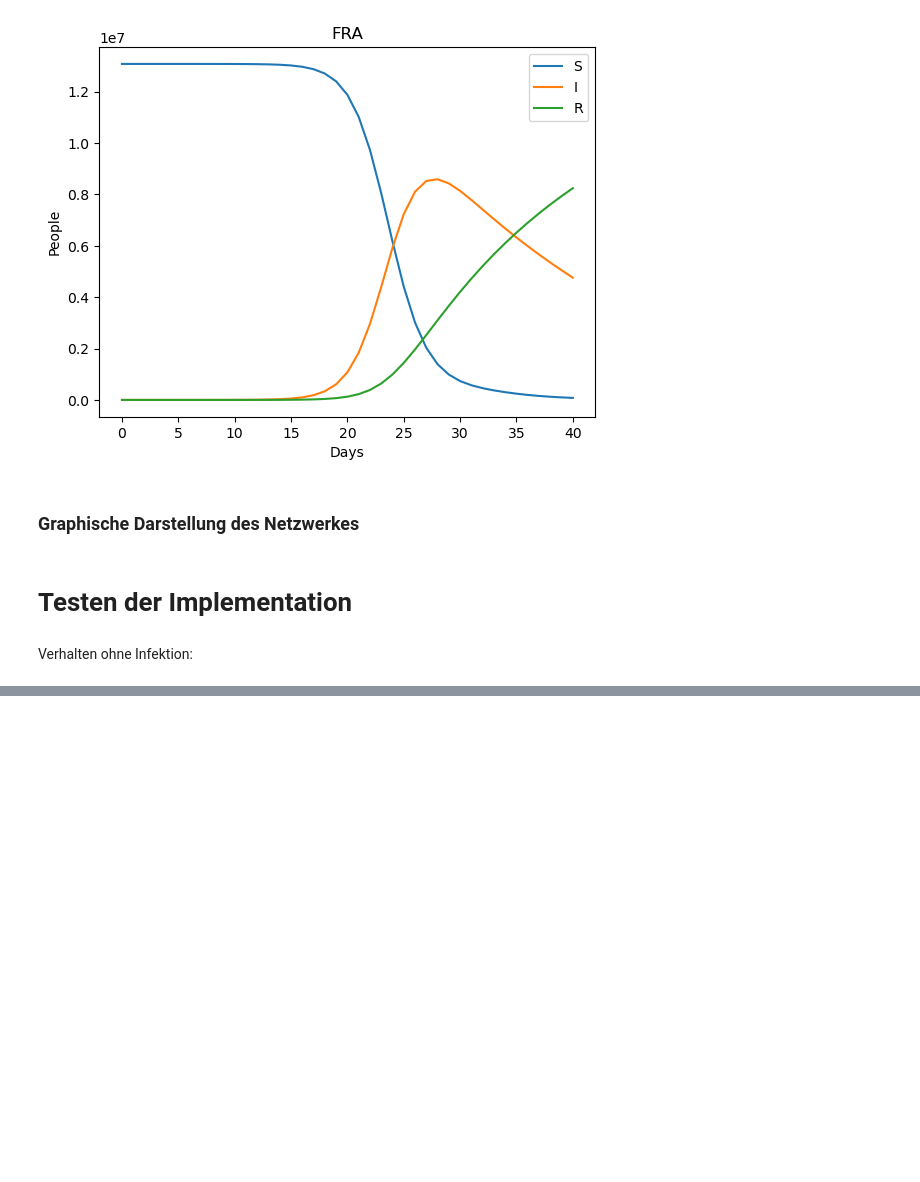
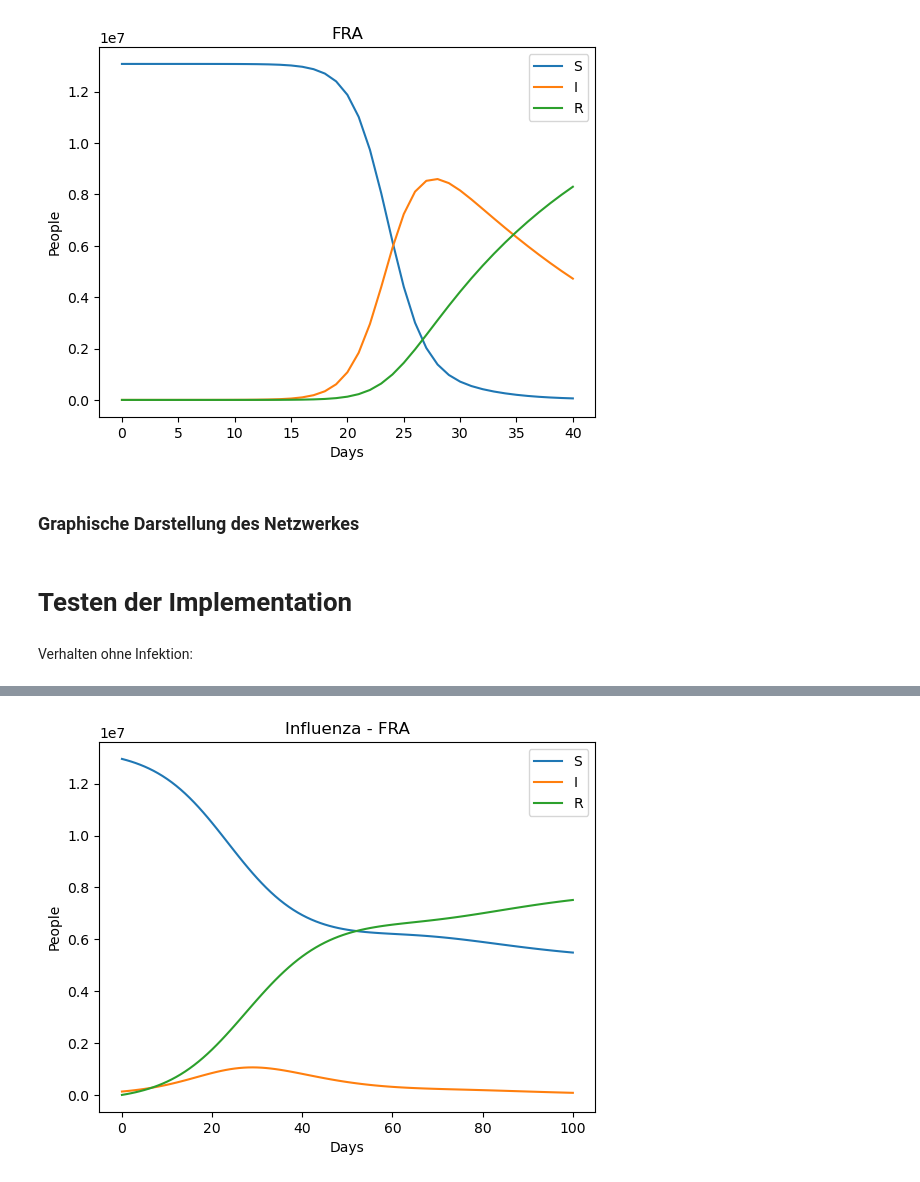
Before and after one commit to LoloSpirit/PlagueInc, a Jupyter notebook: epidemieausbreitung.ipynb, the cells around one changed output, grey strips where cells are left out. Cells and saved outputs as stored; diff of their text form; code cells hidden in the pictures; blank space fills up the shorter version.

Commit message:
simulation verschiedener krankheiten unfertig

```diff
--- a/epidemieausbreitung.ipynb
+++ b/epidemieausbreitung.ipynb
@@ -586,9 +584,10 @@ plot_SIR('Euler', t, s, i, r)
 # %% [markdown]
 # Zusammenführung Reisemodell und SIR Modell
 # %%
-def SIR_one_city_one_day_RK(c : City, beta, gamma, dt):
+def step_SIR(c : City, beta, gamma):
     # solve the SIR differential equations within given city for given parameters
 
+    dt = 1
     b_over_n = beta / c.population
 
     def derivatives(S, I):
@@ -612,4 +611,33 @@ def SIR_one_city_one_day_RK(c : City, beta, gamma, dt):
     c.I = I + (1/6) * (k1_I + 2*k2_I + 2*k3_I + k4_I)
     c.R = R + (1/6) * (k1_R + 2*k2_R + 2*k3_R + k4_R)
     return c
+# %%
+def combined_simulation(beta, gamma, ds, di, dr, days):
+
+    SIR_values = {}
+    temp_values = {}
+    for c in cities:
+        SIR_values[c] = []
+        temp_values[c] = 0
+    t = [0]
+
+    # add initial state
+    for c in cities.values():
+        SIR_values[c.IATA].append((c.S, c.I, c.R))
+
+    for i in range(days):
+        for c in cities.values():
+            c = step_SIR(c,beta,gamma)
+
+        for c in cities.values():
+            diff_S, diff_I, diff_R = calculate_travel (c, ds, di, dr, routes_matrix)
+            temp_values[c.IATA]=(c.S + diff_S, c.I + diff_I, c.R + diff_R)
+
+        for c in cities.values():
+            (c.S, c.I, c.R) = temp_values[c.IATA]
+            SIR_values[c.IATA].append(temp_values[c.IATA])
+
+        t.append(i+1)
+
+    return t, SIR_values
 # %%
@@ -759,0 +828,9 @@ Image(url='figures/infection.gif')
+# %%
+cure_humanity()
+cities['FRA'].infect_percent(0.01)
+t, SIR_values = combined_simulation(.352,0.22,0.01,0.01,0.01,100)
+stadt='FRA'
+S, I, R = zip(*SIR_values[stadt])
+plot_SIR('Influenza - FRA', t, S, I, R)
+# %% [output]
+[figure, added]
```
Also changed, not shown: parts of 11 cells of this notebook.
